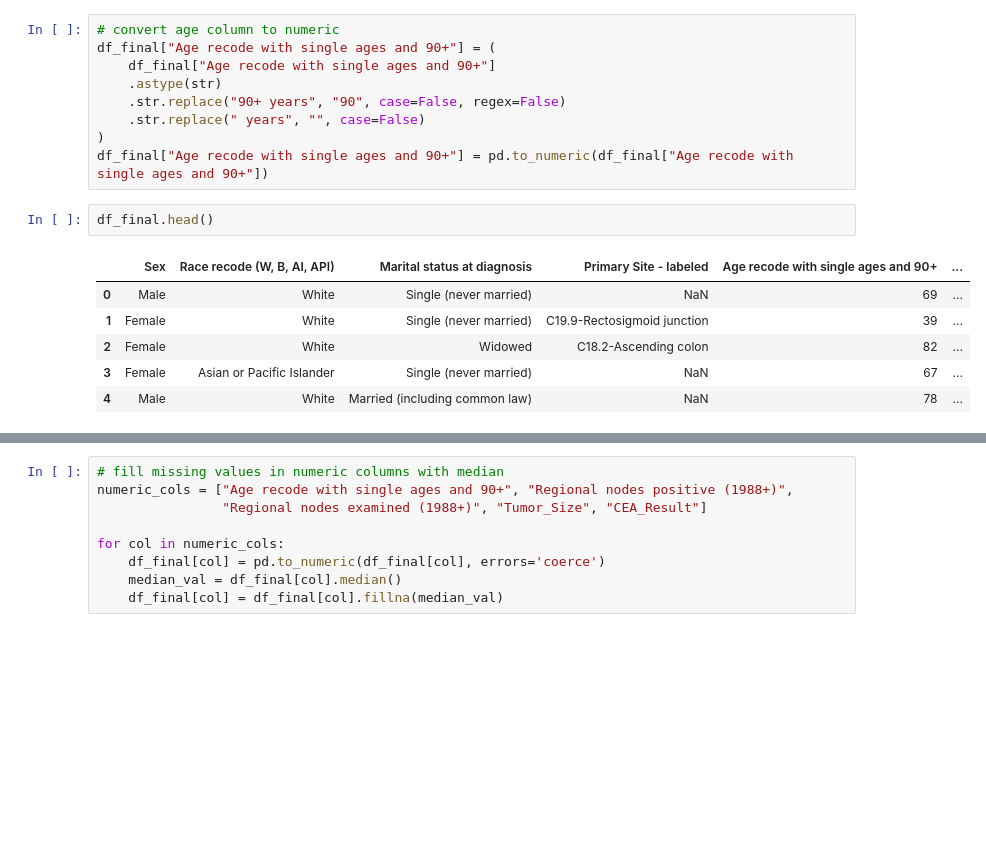
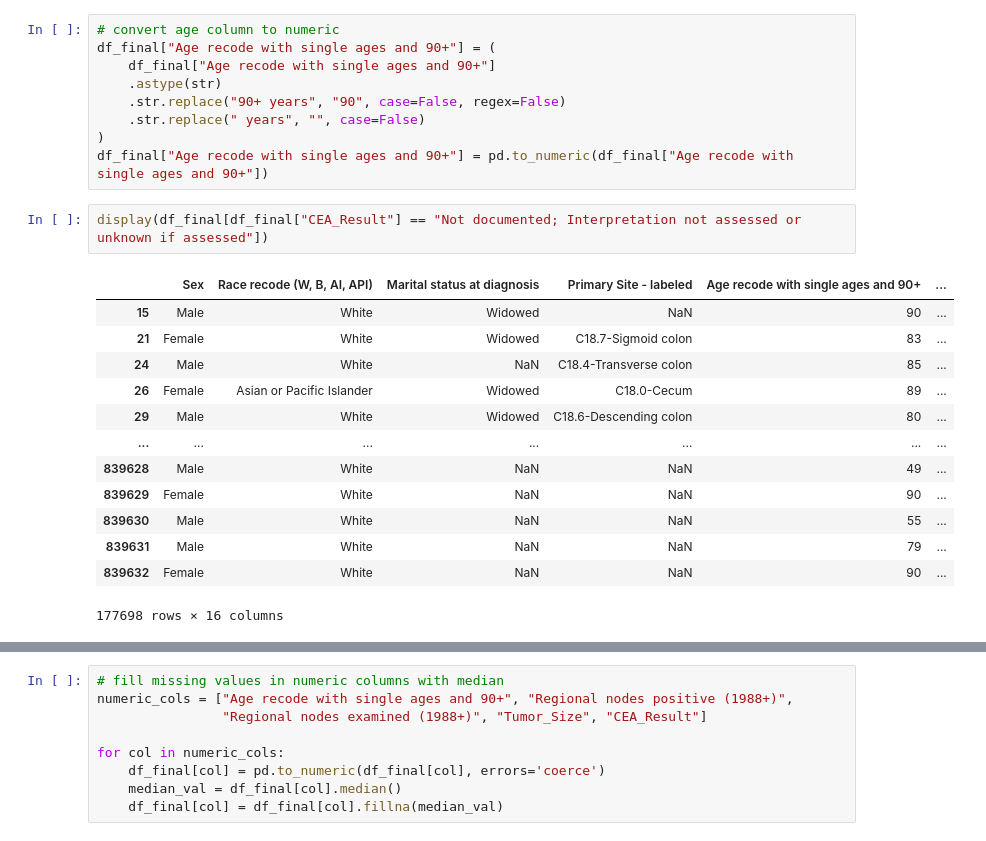
Before and after one commit to wefeigang/M4R, a Jupyter notebook: seer_colorectal.ipynb, the cells around one changed output, grey strips where cells are left out. Cells and saved outputs as stored; diff of their text form; blank space fills up the shorter version.

Commit message:
finalised eda, extracted values for paper

```diff
--- a/seer_colorectal.ipynb
+++ b/seer_colorectal.ipynb
@@ -134,11 +145,18 @@ df_final["Age recode with single ages and 90+"] = (
 )
 df_final["Age recode with single ages and 90+"] = pd.to_numeric(df_final["Age recode with single ages and 90+"])
 # %%
-df_final.head()
+display(df_final[df_final["CEA_Result"] == "Not documented; Interpretation not assessed or unknown if assessed"])
 # %% [output]
 |  | Sex | Race recode (W, B, AI, API) | Marital status at diagnosis | Primary Site - labeled | Age recode with single ages and 90+ | ... |
-| 0 | Male | White | Single (never married) | NaN | 69 | ... |
-| 1 | Female | White | Single (never married) | C19.9-Rectosigmoid junction | 39 | ... |
-| 2 | Female | White | Widowed | C18.2-Ascending colon | 82 | ... |
-| 3 | Female | Asian or Pacific Islander | Single (never married) | NaN | 67 | ... |
-| 4 | Male | White | Married (including common law) | NaN | 78 | ... |
+| 15 | Male | White | Widowed | NaN | 90 | ... |
+| 21 | Female | White | Widowed | C18.7-Sigmoid colon | 83 | ... |
+| 24 | Male | White | NaN | C18.4-Transverse colon | 85 | ... |
+| 26 | Female | Asian or Pacific Islander | Widowed | C18.0-Cecum | 89 | ... |
+| 29 | Male | White | Widowed | C18.6-Descending colon | 80 | ... |
+| ... | ... | ... | ... | ... | ... | ... |
+| 839628 | Male | White | NaN | NaN | 49 | ... |
+| 839629 | Female | White | NaN | NaN | 90 | ... |
+| 839630 | Male | White | NaN | NaN | 55 | ... |
+| 839631 | Male | White | NaN | NaN | 79 | ... |
+| 839632 | Female | White | NaN | NaN | 90 | ... |
+177698 rows × 16 columns
```
Also changed, not shown: parts of 7 cells of this notebook.
